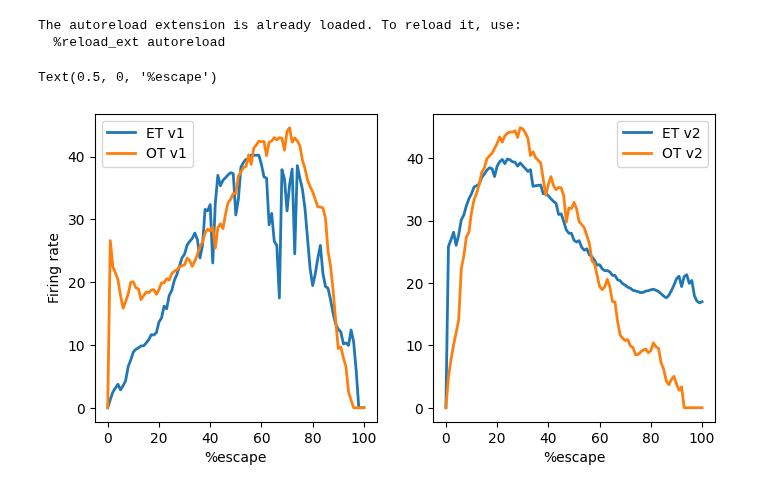
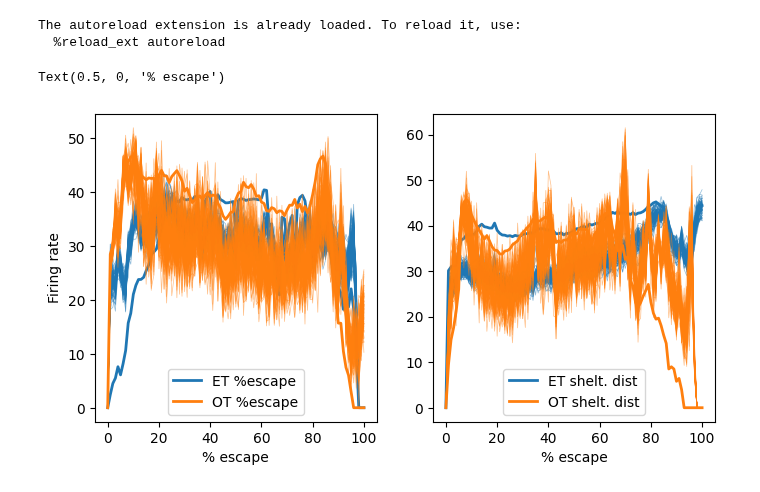
Before and after one commit to BrancoLab/JAL2_subgoal_pipeline, a Jupyter notebook: JR_test_scripts/escape/ProperTunED_LF_method_DarioStats.ipynb, the cells around one changed output. Cells and saved outputs as stored; diff of their text form; code cells hidden in the pictures.

```diff
--- a/JR_test_scripts/escape/ProperTunED_LF_method_DarioStats.ipynb
+++ b/JR_test_scripts/escape/ProperTunED_LF_method_DarioStats.ipynb
@@ -270,26 +270,26 @@ for i, v in enumerate(resampled_vectors):
 # %%
 c = 0 # which condition do we want to look at
 goodones = np.where(np.logical_and(exp_sig_cells[:,c], sig_cells[:,c]))[0]
-idx = 11
+idx = 12
 
 fig, axs = plt.subplots(1,2,figsize = (8,4))
 axs[0].plot(mu_NH_v1_bs[:,goodones[idx],c,:].T,'C0',linewidth = .5, alpha = .5)
-axs[0].plot(mu_NH_v1[goodones[idx],c,:],'C0',linewidth = 2, label = 'ET v1')
+axs[0].plot(mu_NH_v1[goodones[idx],c,:],'C0',linewidth = 2, label = r'ET %escape')
 axs[0].plot(bs_esc[:, c, goodones[idx],:].T,'C1',linewidth = .5, alpha = .5) # bootstrapped mu_v1
-axs[0].plot(fr_esc[c, goodones[idx],:],'C1',linewidth = 2, label = 'OT v1') # mu_v1
+axs[0].plot(fr_esc[c, goodones[idx],:],'C1',linewidth = 2, label = r'OT %escape') # mu_v1
 axs[0].legend()
 axs[0].set_ylabel('Firing rate')
 axs[0].set_xlabel(r'% escape')
 
 axs[1].plot(mu_NH_v2_bs[:,goodones[idx],c,:].T,'C0',linewidth = .5, alpha = .5)
-axs[1].plot(mu_NH_v2[goodones[idx],c,:],'C0',linewidth = 2, label = 'ET v2')
+axs[1].plot(mu_NH_v2[goodones[idx],c,:],'C0',linewidth = 2, label = 'ET shelt. dist')
 axs[1].plot(bs_dist[:, c, goodones[idx],:].T,'C1',linewidth = .5, alpha = .5)
-axs[1].plot(fr_dist[c, goodones[idx],:],'C1',linewidth = 2, label = 'OT v2') # mu_v2
+axs[1].plot(fr_dist[c, goodones[idx],:],'C1',linewidth = 2, label = 'OT shelt. dist') # mu_v2
 axs[1].legend()
 axs[1].set_xlabel(r'% escape')
 # %% [output]
-Text(0.5, 0, '%escape')
+Text(0.5, 0, '% escape')
-[figure, old version]
+[figure, new version]
 # %%
 
 """Plot the distribution of difference between the distance between v1 and nh_given_v2 and between v2 and nh_given_v1
```
Also changed, not shown: parts of 5 cells of this notebook, 1 other file.
